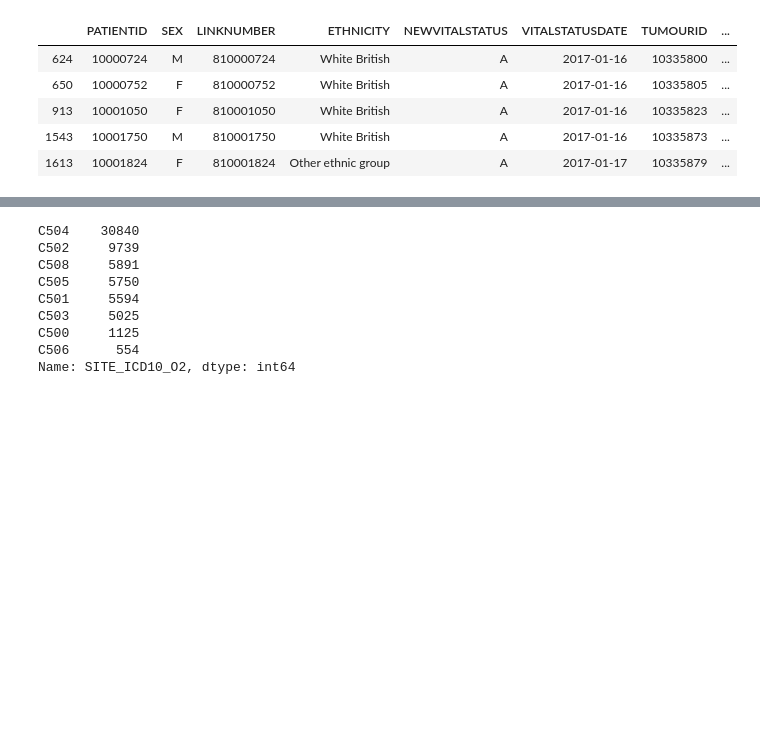
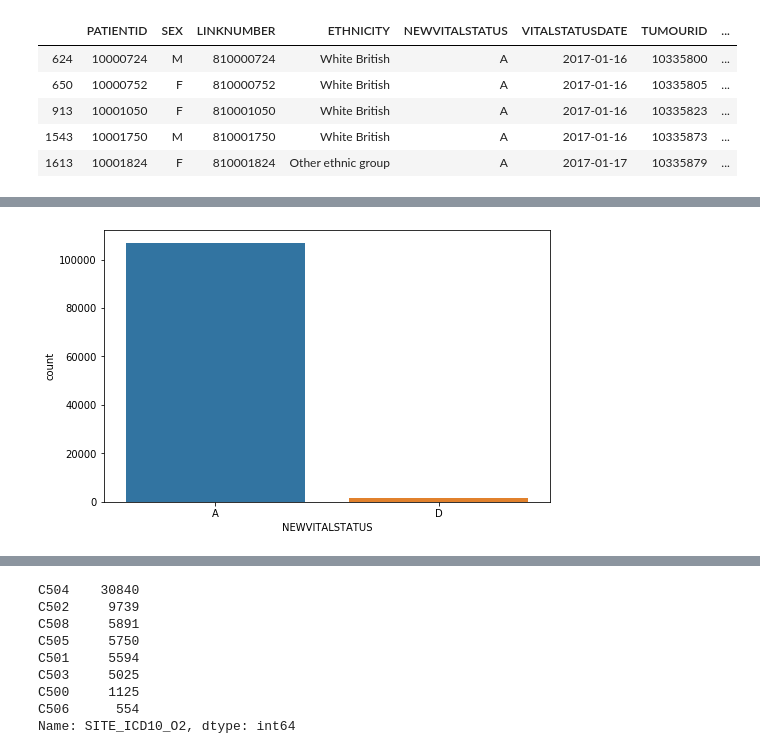
Before and after one commit to ElsaGH/TFM_Elsa_Garcia_Hernandez, a Jupyter notebook: Notebooks/Breast Cancer/avpat_avtum.ipynb, the cells around one changed output, grey strips where cells are left out. Saved outputs shown, nothing was run; the diff lists cells and outputs as text; code cells hidden in the pictures; blank space fills up the shorter version.

```diff
--- a/Notebooks/Breast Cancer/avpat_avtum.ipynb
+++ b/Notebooks/Breast Cancer/avpat_avtum.ipynb
@@ -247,0 +297,5 @@ df[df['PATIENTID'] == 20010794]
+# %%
+ax = sns.countplot(data = df, x = 'NEWVITALSTATUS')
+plt.gcf().set_size_inches(8,5)
+# %% [output]
+[figure, added]
```
Also changed, not shown: parts of 80 cells of this notebook, 2 other files.
